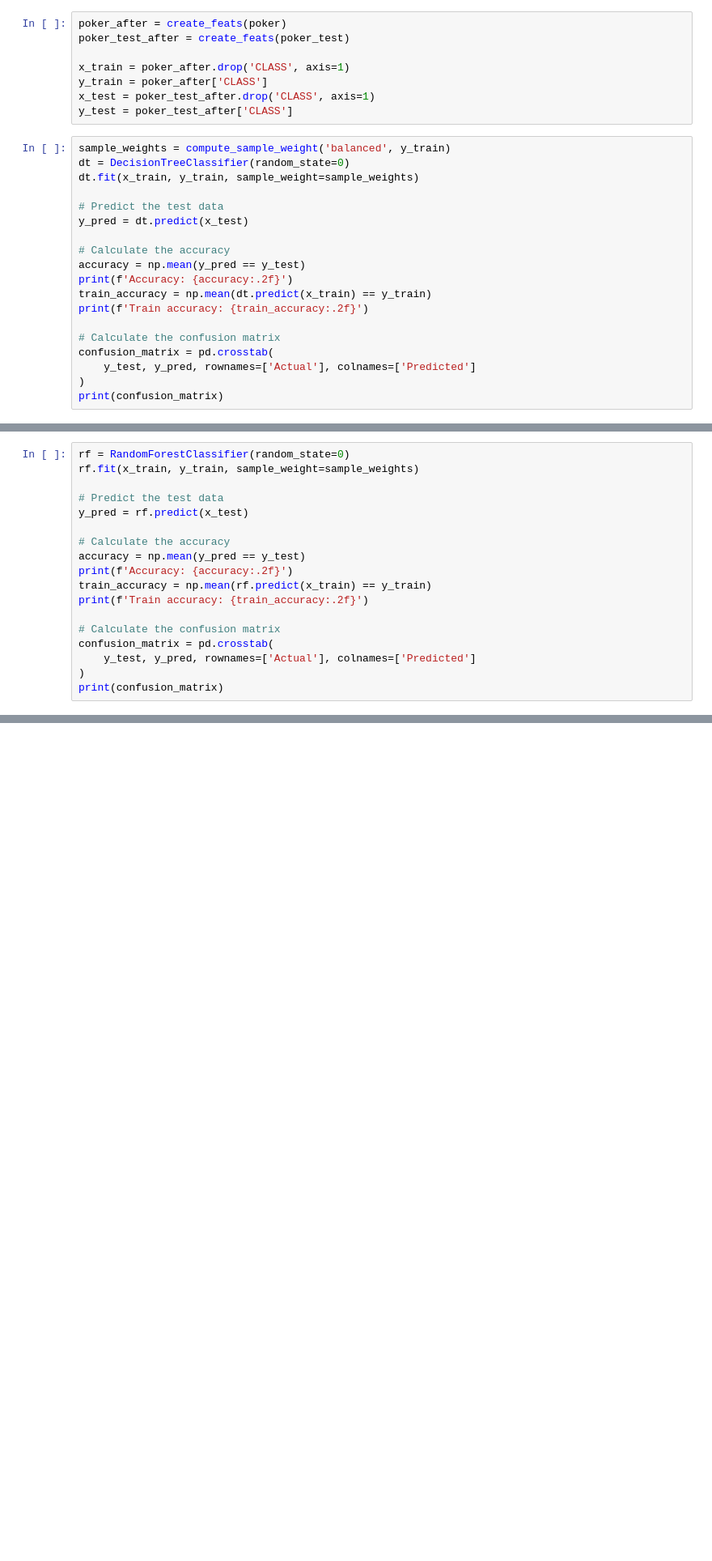
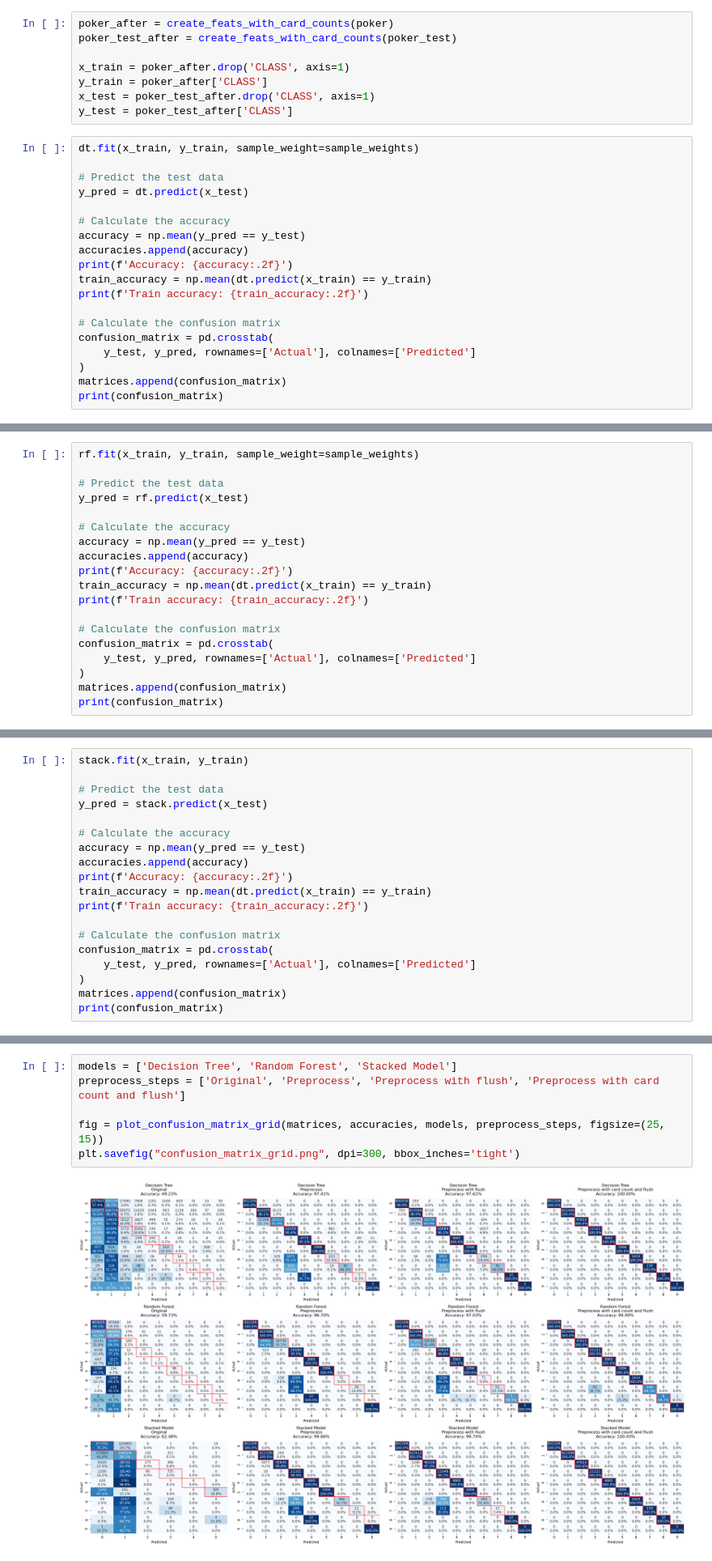
Before and after one commit to ethannguyen2k/poker-hands, a Jupyter notebook: test.ipynb, the cells around one changed output, grey strips where cells are left out. Shown: that part at 81% size. Cells and saved outputs as stored; diff of their text form; blank space fills up the shorter version.

```diff
--- a/test.ipynb
+++ b/test.ipynb
@@ -159,16 +469,14 @@ def create_feats_with_card_counts(df):
     df_copy.drop(['S1', 'C1', 'S2', 'C2', 'S3', 'C3', 'S4', 'C4', 'S5', 'C5', 'sorted_rank'], axis=1, inplace=True)
     return df_copy
 # %%
-poker_after = create_feats(poker)
-poker_test_after = create_feats(poker_test)
+poker_after = create_feats_with_card_counts(poker)
+poker_test_after = create_feats_with_card_counts(poker_test)
 
 x_train = poker_after.drop('CLASS', axis=1)
 y_train = poker_after['CLASS']
 x_test = poker_test_after.drop('CLASS', axis=1)
 y_test = poker_test_after['CLASS']
 # %%
-sample_weights = compute_sample_weight('balanced', y_train)
-dt = DecisionTreeClassifier(random_state=0)
 dt.fit(x_train, y_train, sample_weight=sample_weights)
 
 # Predict the test data
@@ -176,6 +484,7 @@ y_pred = dt.predict(x_test)
 
 # Calculate the accuracy
 accuracy = np.mean(y_pred == y_test)
+accuracies.append(accuracy)
 print(f'Accuracy: {accuracy:.2f}')
 train_accuracy = np.mean(dt.predict(x_train) == y_train)
 print(f'Train accuracy: {train_accuracy:.2f}')
@@ -184,6 +493,7 @@ print(f'Train accuracy: {train_accuracy:.2f}')
 confusion_matrix = pd.crosstab(
     y_test, y_pred, rownames=['Actual'], colnames=['Predicted']
 )
+matrices.append(confusion_matrix)
 print(confusion_matrix)
 # %% [output]
 Accuracy: 1.00
@@ -201,7 +511,6 @@ Actual
 8               0       0      0      0     0     0     0    0  12  0
 9               0       0      0      0     0     0     0    0   0  3
 # %%
-rf = RandomForestClassifier(random_state=0)
 rf.fit(x_train, y_train, sample_weight=sample_weights)
 
 # Predict the test data
@@ -209,14 +518,16 @@ y_pred = rf.predict(x_test)
 
 # Calculate the accuracy
 accuracy = np.mean(y_pred == y_test)
+accuracies.append(accuracy)
 print(f'Accuracy: {accuracy:.2f}')
-train_accuracy = np.mean(rf.predict(x_train) == y_train)
+train_accuracy = np.mean(dt.predict(x_train) == y_train)
 print(f'Train accuracy: {train_accuracy:.2f}')
 
 # Calculate the confusion matrix
 confusion_matrix = pd.crosstab(
     y_test, y_pred, rownames=['Actual'], colnames=['Predicted']
 )
+matrices.append(confusion_matrix)
 print(confusion_matrix)
 # %% [output]
 Accuracy: 1.00
@@ -233,3 +544,22 @@ Actual
 7               0       0      0     82     0     0     0  148  0  0
 8               0       0      0      0     0     3     0    0  8  1
 9               0       0      0      0     0     0     0    0  0  3
+# %%
+stack.fit(x_train, y_train)
+
+# Predict the test data
+y_pred = stack.predict(x_test)
+
+# Calculate the accuracy
+accuracy = np.mean(y_pred == y_test)
+accuracies.append(accuracy)
+print(f'Accuracy: {accuracy:.2f}')
+train_accuracy = np.mean(dt.predict(x_train) == y_train)
+print(f'Train accuracy: {train_accuracy:.2f}')
+
+# Calculate the confusion matrix
+confusion_matrix = pd.crosstab(
+    y_test, y_pred, rownames=['Actual'], colnames=['Predicted']
+)
+matrices.append(confusion_matrix)
+print(confusion_matrix)
@@ -320,0 +656,8 @@ Name: 64, dtype: int64
+# %%
+models = ['Decision Tree', 'Random Forest', 'Stacked Model']
+preprocess_steps = ['Original', 'Preprocess', 'Preprocess with flush', 'Preprocess with card count and flush']
+
+fig = plot_confusion_matrix_grid(matrices, accuracies, models, preprocess_steps, figsize=(25, 15))
+plt.savefig("confusion_matrix_grid.png", dpi=300, bbox_inches='tight')
+# %% [output]
+[figure, added]
```
Also changed, not shown: parts of 24 cells of this notebook, 2 other files.
